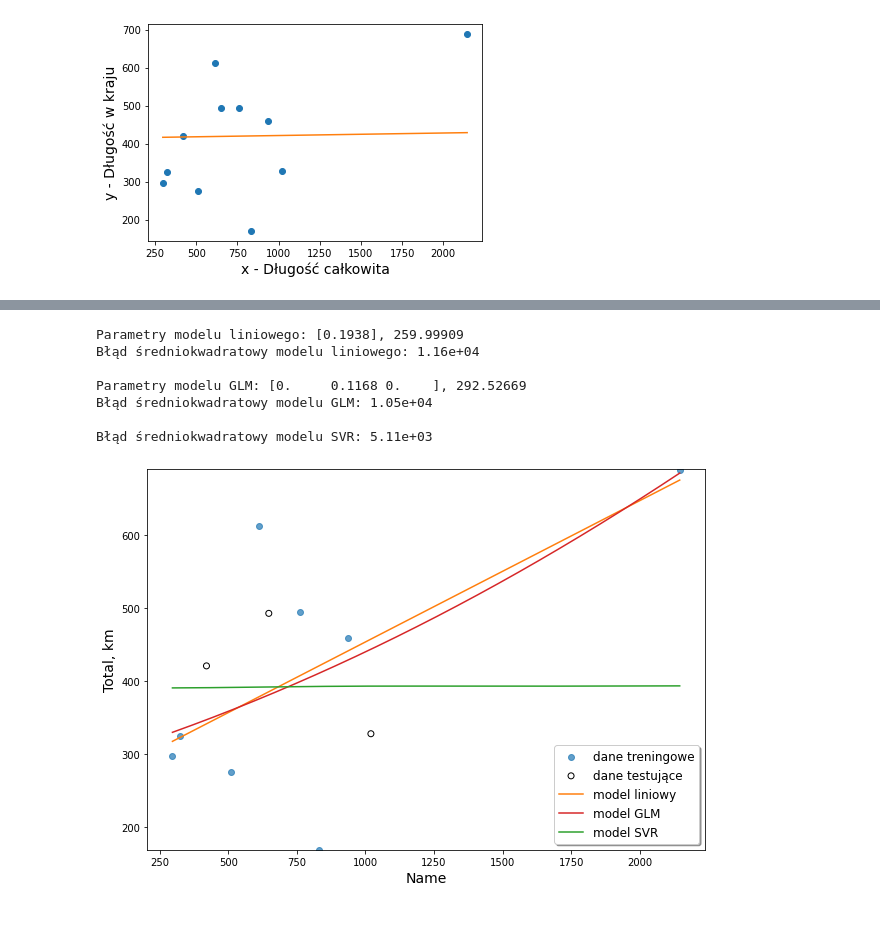
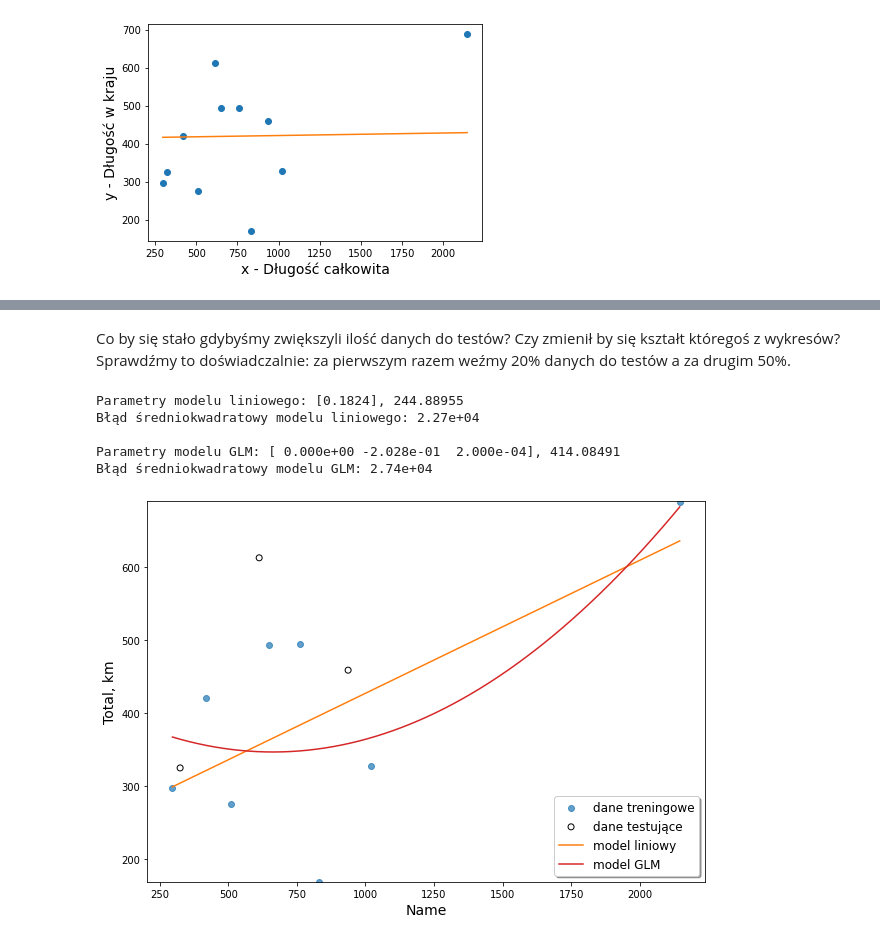
Before and after one commit to Remmo1/MSiD-Laboratory, a Jupyter notebook: lab2/SquareMethod.ipynb, the cells around one changed output, grey strips where cells are left out. Cells and saved outputs as stored; diff of their text form; code cells hidden in the pictures.

```diff
--- a/lab2/SquareMethod.ipynb
+++ b/lab2/SquareMethod.ipynb
@@ -159,3 +231,5 @@ ValueError: shapes (3,3) and (11,) not aligned: 3 (dim 1) != 11 (dim 0)
+# %% [markdown]
+   Co by się stało gdybyśmy zwiększyli ilość danych do testów? Czy zmienił by się kształt któregoś z wykresów? Sprawdźmy to doświadczalnie: za pierwszym razem weźmy 20% danych do testów a za drugim 50%.
 # %%
 from sklearn.model_selection import train_test_split
 from sklearn.metrics import mean_squared_error
@@ -163,61 +237,47 @@ from sklearn.metrics import mean_squared_error
 X = df['Total, km'].values
 Y = df['In Belarus, km'].values
 
-X_train, X_test, Y_train, Y_test = train_test_split(X, Y)
+X_train, X_test, Y_train, Y_test = train_test_split(X, Y, test_size=0.2)
 
 
 # =========  Model liniowy =========
 from sklearn.linear_model import LinearRegression
 model_lin = LinearRegression()
-model_lin.fit(X_train.reshape(-1,1),
-              Y_train)
+model_lin.fit(X_train.reshape(-1,1), Y_train)
 print(f'Parametry modelu liniowego: {np.round(model_lin.coef_,5)}, {np.round(model_lin.intercept_,5)}')
 MSE_lin = mean_squared_error(Y_test, model_lin.predict(X_test.reshape(-1,1)))
 print(f'Błąd średniokwadratowy modelu liniowego: {MSE_lin:0.3}\n')
 
 # ===== Uogólniony model liniowy (ang. Generalized Linear Model) =====
 from sklearn.preprocessing import PolynomialFeatures
 model_GLM = LinearRegression()
 gen_features = PolynomialFeatures(degree=2, include_bias=True, interaction_only=False)
 model_GLM.fit(gen_features.fit_transform(X_train.reshape(-1,1)),
               Y_train)
 print(f'Parametry modelu GLM: {np.round(model_GLM.coef_,4)}, {np.round(model_GLM.intercept_,5)}')
 MSE_GLM = mean_squared_error(Y_test, model_GLM.predict(gen_features.fit_transform(X_test.reshape(-1,1))))
 print(f'Błąd średniokwadratowy modelu GLM: {MSE_GLM:0.3}\n')
 
-#==== Maszyna wektorów wspierających (ang. Support Vector Machine) ====
-# SVR dla regresji, SVC dla kalsyfikacji
-from sklearn.svm import SVR
-model_svr = SVR(kernel='rbf', gamma='scale', C=1)
-model_svr.fit(X_train.reshape(-1,1),
-              Y_train)
-MSE_SVR = mean_squared_error(Y_test, model_svr.predict(X_test.reshape(-1,1)))
-print(f'Błąd średniokwadratowy modelu SVR: {MSE_SVR:0.3}')
-
 # Predykcje wszystkich modeli dla całego zakreso osi X
 os_x = np.linspace(start=X.min(), stop=X.max(), num=300)
 y_lin_pred = model_lin.predict(os_x.reshape(-1,1))
 y_GLM_pred = model_GLM.predict(gen_features.fit_transform(os_x.reshape(-1,1)))
-y_svr_pred = model_svr.predict(os_x.reshape(-1,1))
 
 # Wizualizacja
 plt.figure(figsize=(10,7))
 plt.scatter(X_train, Y_train, label='dane treningowe', alpha=0.7)
 plt.scatter(X_test, Y_test, edgecolor='black', facecolor='none', label='dane testujące')
 plt.plot(os_x, y_lin_pred, label='model liniowy', color='tab:orange')
 plt.plot(os_x, y_GLM_pred, label=f'model GLM', color='tab:red')
-plt.plot(os_x, y_svr_pred, label='model SVR', color='tab:green')
 plt.xlabel(df.columns[0], fontsize=14)
 plt.ylabel(df.columns[1], fontsize=14)
 plt.legend(fontsize=12, shadow=True, loc='lower right')
 plt.ylim([Y.min()-0.1, Y.max()+0.5])
 plt.show()
 # %% [output]
-Parametry modelu liniowego: [0.1938], 259.99909
-Błąd średniokwadratowy modelu liniowego: 1.16e+04
+Parametry modelu liniowego: [0.1824], 244.88955
+Błąd średniokwadratowy modelu liniowego: 2.27e+04
 
-Parametry modelu GLM: [0.     0.1168 0.    ], 292.52669
-Błąd średniokwadratowy modelu GLM: 1.05e+04
-
-Błąd średniokwadratowy modelu SVR: 5.11e+03
+Parametry modelu GLM: [ 0.000e+00 -2.028e-01  2.000e-04], 414.08491
+Błąd średniokwadratowy modelu GLM: 2.74e+04
-[figure, old version]
+[figure, new version]
```
Also changed, not shown: parts of 11 cells of this notebook, 1 other file.
